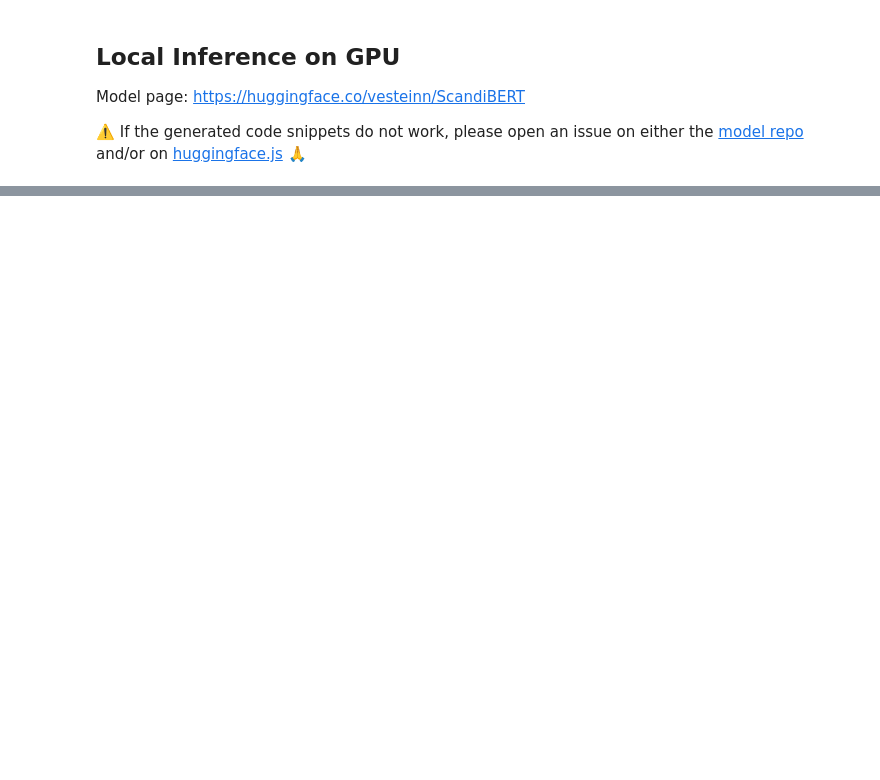
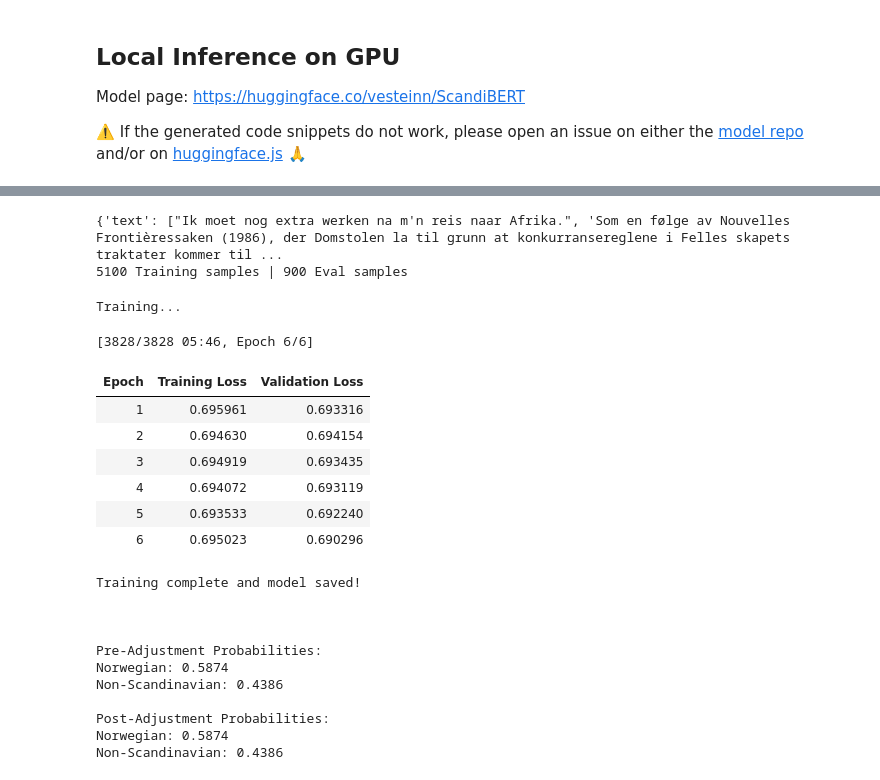
Before and after one commit to ianro04/ScandiProb, a Jupyter notebook: scandiprob.ipynb, the cells around one changed output, grey strips where cells are left out. Cells and saved outputs as stored; diff of their text form; code cells hidden in the pictures; blank space fills up the shorter version.

Commit message:
Kaggle Notebook | ScandiProb | Part D, Version 1.2 - Successful test sentence (Norwegian) attempt + removed langDetect

```diff
--- a/scandiprob.ipynb
+++ b/scandiprob.ipynb
@@ -102,5 +137,5 @@ for label, prob in zip(labels, probs[0]): # True "zero-shot", random classificat
 # %%
-from datasets import Dataset, concatenate_datasets
+from datasets import Dataset, concatenate_datasets, Sequence, Value, Features
 from sklearn.model_selection import train_test_split
 
 eval_ds_split = 0.15
@@ -112,12 +147,14 @@ nonscandi_train, nonscandi_eval = train_test_split(
     sample_nonscandi_all, test_size=eval_ds_split, random_state=42
 )
 
-dataset_norwegian_train = Dataset.from_dict({"text": norwegian_train, "labels": [[1.0, 0.0]] * len(norwegian_train)})
-dataset_nonscandi_train = Dataset.from_dict({"text": nonscandi_train, "labels": [[0.0, 1.0]] * len(nonscandi_train)})
+label_features = Features({"text": Value("string"), "labels": Sequence(Value("float32"))})
+
+dataset_norwegian_train = Dataset.from_dict({"text": norwegian_train, "labels": [[1.0, 0.0]] * len(norwegian_train)}, features=label_features)
+dataset_nonscandi_train = Dataset.from_dict({"text": nonscandi_train, "labels": [[0.0, 1.0]] * len(nonscandi_train)}, features=label_features)
 train_dataset = concatenate_datasets([dataset_norwegian_train, dataset_nonscandi_train]).shuffle(seed=42)
 
-dataset_norwegian_eval = Dataset.from_dict({"text": norwegian_eval, "labels": [[1.0, 0.0]] * len(norwegian_eval)})
-dataset_nonscandi_eval = Dataset.from_dict({"text": nonscandi_eval, "labels": [[0.0, 1.0]] * len(nonscandi_eval)})
+dataset_norwegian_eval = Dataset.from_dict({"text": norwegian_eval, "labels": [[1.0, 0.0]] * len(norwegian_eval)}, features=label_features)
+dataset_nonscandi_eval = Dataset.from_dict({"text": nonscandi_eval, "labels": [[0.0, 1.0]] * len(nonscandi_eval)}, features=label_features)
 eval_dataset = concatenate_datasets([dataset_norwegian_eval, dataset_nonscandi_eval]).shuffle(seed=42)
 
 print(train_dataset[:20])
@@ -131,19 +168,40 @@ train_dataset = train_dataset.map(tokenize_dataset, batched=True)
 eval_dataset = eval_dataset.map(tokenize_dataset, batched=True)
 train_dataset.set_format(type="torch", columns=["input_ids", "attention_mask", "labels"])
 eval_dataset.set_format(type="torch", columns=["input_ids", "attention_mask", "labels"])
+# %% [output]
+{'text': ["Ik moet nog extra werken na m'n reis naar Afrika.", 'Som en følge av Nouvelles Frontièressaken (1986), der Domstolen la til grunn at konkurransereglene i Felles skapets traktater kommer til ...
+5100 Training samples | 900 Eval samples
 # %%
 import re
-from transformers import TrainingArguments, Trainer, DataCollatorWithPadding
-data_collator = DataCollatorWithPadding(tokenizer=tokenizer)
+from transformers import TrainingArguments, Trainer
+from torch.nn.utils.rnn import pad_sequence
+
+def brute_force_collator(features): # Brute force AGAIN
+    input_ids = pad_sequence(
+        [f["input_ids"] for f in features],
+        batch_first=True,
+        padding_value=tokenizer.pad_token_id
+    )
+    attention_mask = pad_sequence(
+        [f["attention_mask"] for f in features],
+        batch_first=True,
+        padding_value=0
+    )
+    labels = torch.stack([f["labels"] for f in features])
+    return {
+        "input_ids": input_ids,
+        "attention_mask": attention_mask,
+        "labels": labels
+    }
 
 training_args = TrainingArguments(
     output_dir = "./scandiprob_checkpoints",
-    learning_rate = 2e-5,                    # 0.00002 learning rate
+    learning_rate = 2e-5,                    # = 0.00002 learning rate
     per_device_train_batch_size = 8,         # Adjust to 4 if Kaggle throws an OutOfMemory (OOM) error
-    gradient_accumulation_steps =1,
-    num_train_epochs = 10,
+    gradient_accumulation_steps = 1,
+    num_train_epochs = 6,
     weight_decay = 0.01,
-    fp16 = True,
+    fp16 = False,
     warmup_steps = sent_based_int(0.01),
     report_to = "none",
     dataloader_pin_memory = False,
@@ -156,7 +214,7 @@ trainer = Trainer(
     args=training_args,
     train_dataset=train_dataset,
     eval_dataset=eval_dataset,
-    data_collator=data_collator
+    data_collator=brute_force_collator
 )
 
 def nonscandi_penalty(text): # Regex for negative class
@@ -172,6 +230,7 @@ print("Training...")
 trainer.train()
 trainer.save_model("./scandiprob_current")
 print("Training complete and model saved!")
+
 
 test_text = "Dette er en norsk setning."
 test_inputs = tokenizer(test_text, return_tensors="pt")
@@ -180,30 +239,51 @@ model.eval()
 
 with torch.no_grad():
     outputs = model(**test_inputs)
 
 print("\n")
 raw_probs = torch.sigmoid(outputs.logits)[0]
 
 nonscandi_ratio = nonscandi_penalty(test_text)
 
 
 final_probs = []
 
 for i, label in enumerate(labels):
     prob = raw_probs[i].item()
 
     if label == "Norwegian":
         adjusted = prob * (1.0 - nonscandi_ratio)
     elif label == "Non-Scandinavian": # Scale up/down by % of non-Scandi chars
         adjusted = prob + ((1.0 - prob) * nonscandi_ratio)
 
     final_probs.append(adjusted)
 
 skew_effect = (raw_probs != final_probs)
 if skew_effect:
     print("\nPre-Adjustment Probabilities: ")
     for label, prob in zip(labels, raw_probs): # Print pre-regex-skew results!
         print(f"{label}: {prob:.4f}")
 print("\nPost-Adjustment Probabilities: " if skew_effect else "\nPost-Training Probabilities")
 for label, prob in zip(labels, final_probs): # Print post-regex-skew results!
     print(f"{label}: {prob:.4f}")
+# %% [output]
+Training...
+[3828/3828 05:46, Epoch 6/6]
+| Epoch | Training Loss | Validation Loss |
+| 1 | 0.695961 | 0.693316 |
+| 2 | 0.694630 | 0.694154 |
+| 3 | 0.694919 | 0.693435 |
+| 4 | 0.694072 | 0.693119 |
+| 5 | 0.693533 | 0.692240 |
+| 6 | 0.695023 | 0.690296 |
+Training complete and model saved!
+
+
+
+Pre-Adjustment Probabilities:
+Norwegian: 0.5874
+Non-Scandinavian: 0.4386
+
+Post-Adjustment Probabilities:
+Norwegian: 0.5874
+Non-Scandinavian: 0.4386
```
Also changed, not shown: parts of 2 cells of this notebook.
